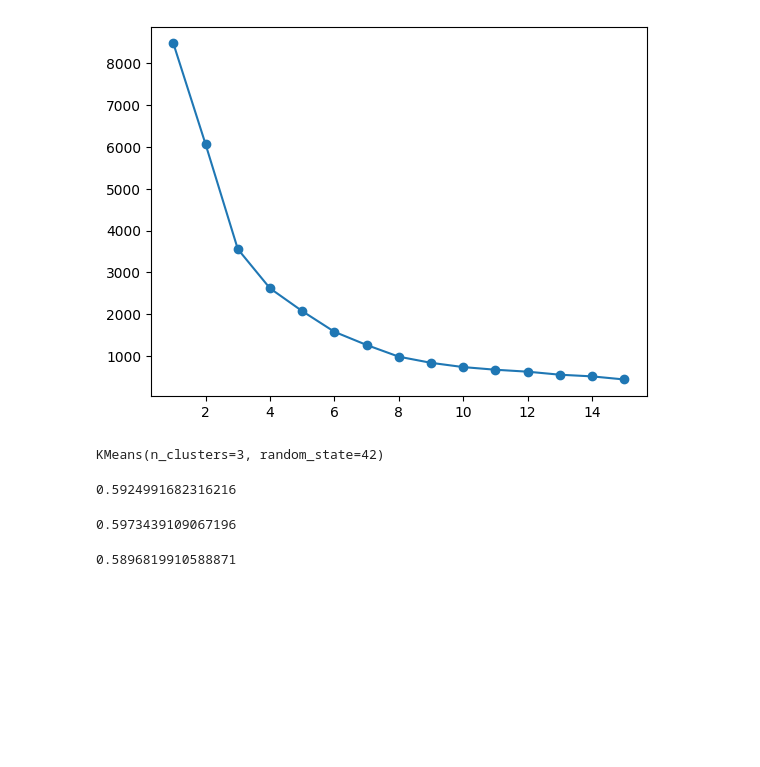
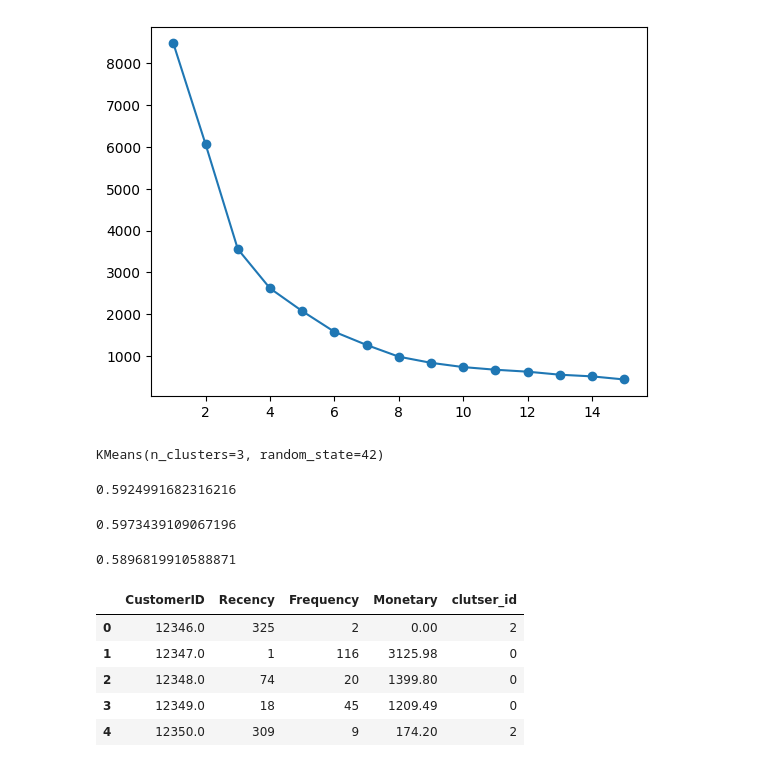
Before and after one commit to DPrashu/Customer-Segmentation, a Jupyter notebook: model_training.ipynb, the cells around one changed output. Cells and saved outputs as stored; diff of their text form; code cells hidden in the pictures; blank space fills up the shorter version.

```diff
--- a/model_training.ipynb
+++ b/model_training.ipynb
@@ -105,6 +105,7 @@ rfm_df.head()
 | 4 | 12350.0 | 309 | 9 | 174.20 |
 # %%
 working_df = rfm_df
+retain_df = working_df
 working_df = working_df.drop('CustomerID',axis=1)
 working_df.head()
 # %% [output]
@@ -170,3 +171,15 @@ print(training_score)
 ## We can see that KMeans is performing better than hierarchical clustering. We will use that.
 with open('model.pkl','wb') as file:
     pickle.dump(kmeans_model,file)
+# %%
+outputs = kmeans_model.predict(working_df)
+# %%
+retain_df['clutser_id'] = outputs
+retain_df.head()
+# %% [output]
+|  | CustomerID | Recency | Frequency | Monetary | clutser_id |
+| 0 | 12346.0 | 325 | 2 | 0.00 | 2 |
+| 1 | 12347.0 | 1 | 116 | 3125.98 | 0 |
+| 2 | 12348.0 | 74 | 20 | 1399.80 | 0 |
+| 3 | 12349.0 | 18 | 45 | 1209.49 | 0 |
+| 4 | 12350.0 | 309 | 9 | 174.20 | 2 |
```
Also changed, not shown: parts of 7 cells of this notebook, 3 other files.
